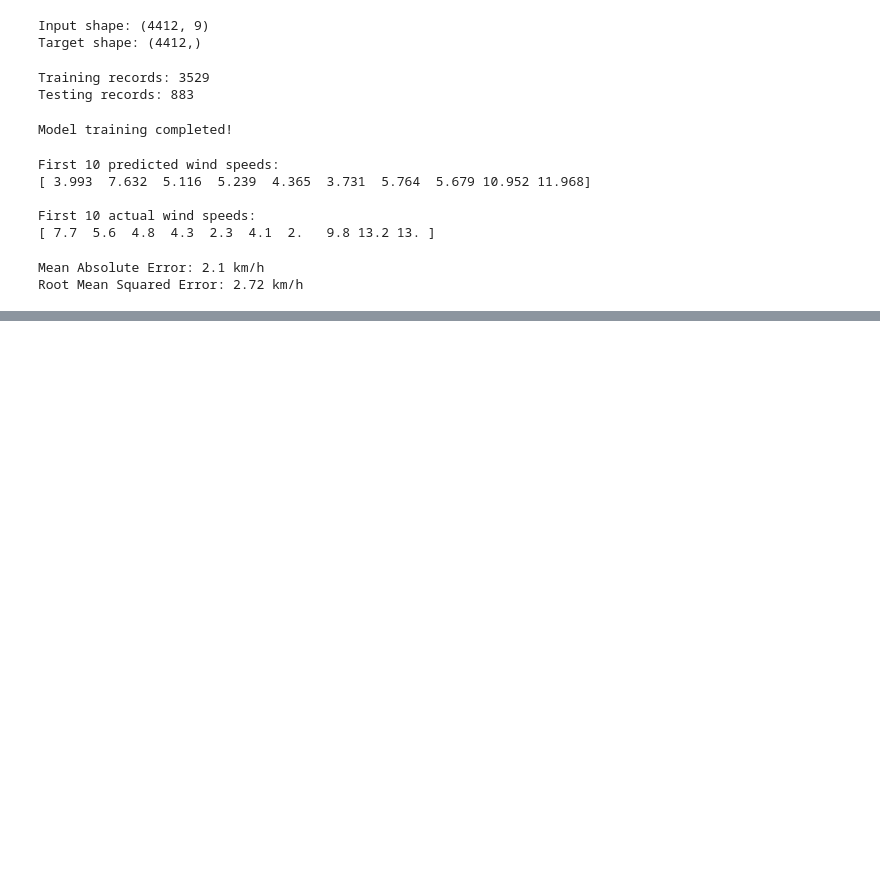
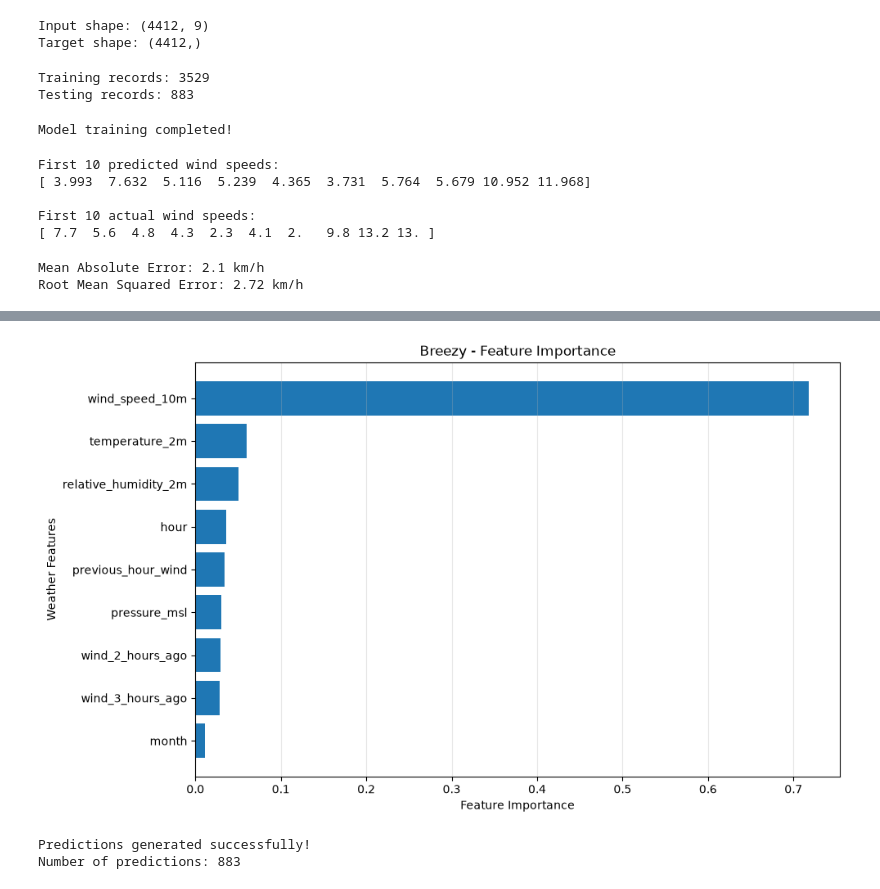
Before and after one commit to fida-fei/breezy, a Jupyter notebook: notebooks/01_wind_data_exploration.ipynb, the cells around one changed output, grey strips where cells are left out. Saved outputs shown, nothing was run; the diff lists cells and outputs as text; code cells hidden in the pictures; blank space fills up the shorter version.

Commit message:
Add wind prediction model analysis and visualizations

```diff
--- a/notebooks/01_wind_data_exploration.ipynb
+++ b/notebooks/01_wind_data_exploration.ipynb
@@ -537,0 +677,12 @@ Root Mean Squared Error: 2.72 km/h
+# %%
+importance = pd.DataFrame({
+    "Feature": features,
+    "Importance": model.feature_importances_
+})
+
+importance = importance.sort_values(
+    by="Importance",
+    ascending=False
+)
+
+print(importance)
@@ -537,0 +700,29 @@ Root Mean Squared Error: 2.72 km/h
+# %%
+plt.figure(figsize=(10, 6))
+
+plt.barh(
+    importance["Feature"],
+    importance["Importance"]
+)
+
+plt.xlabel("Feature Importance")
+plt.ylabel("Weather Features")
+plt.title("Breezy - Feature Importance")
+
+plt.gca().invert_yaxis()
+plt.grid(axis="x", alpha=0.3)
+plt.tight_layout()
+
+plt.savefig("../data/feature_importance.png", dpi=300)
+
+plt.show()
+# %% [output]
+[figure, added]
+# %%
+predictions = model.predict(X_test)
+
+print("Predictions generated successfully!")
+print("Number of predictions:", len(predictions))
+# %% [output]
+Predictions generated successfully!
+Number of predictions: 883
```
Also changed, not shown: parts of 9 cells of this notebook, 2 other files.
